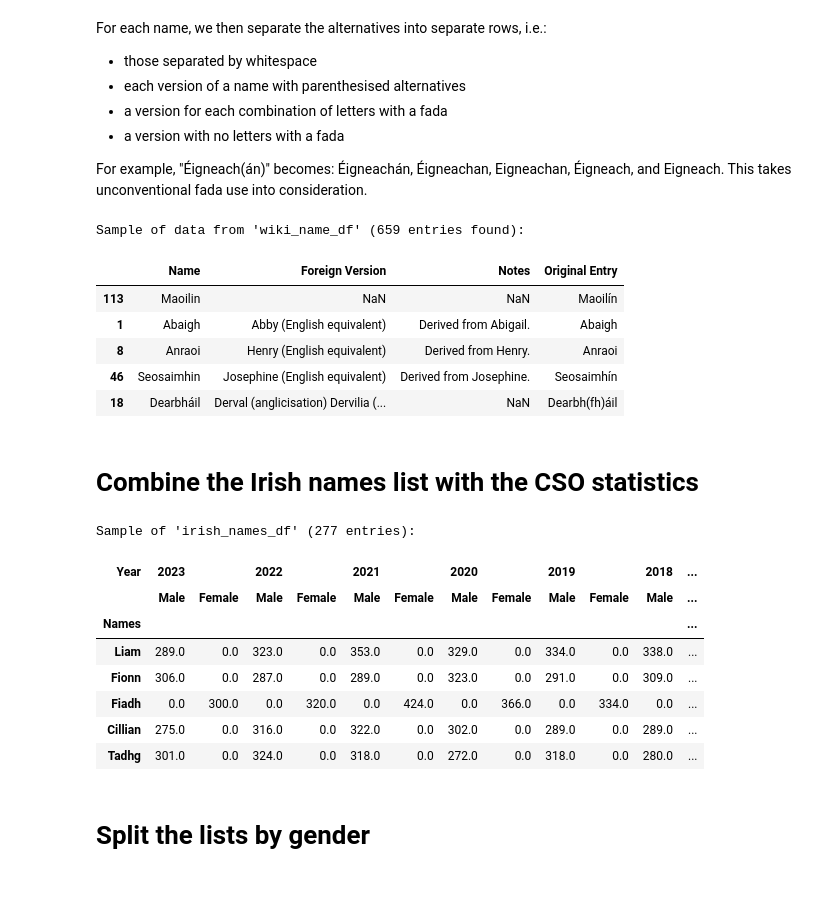
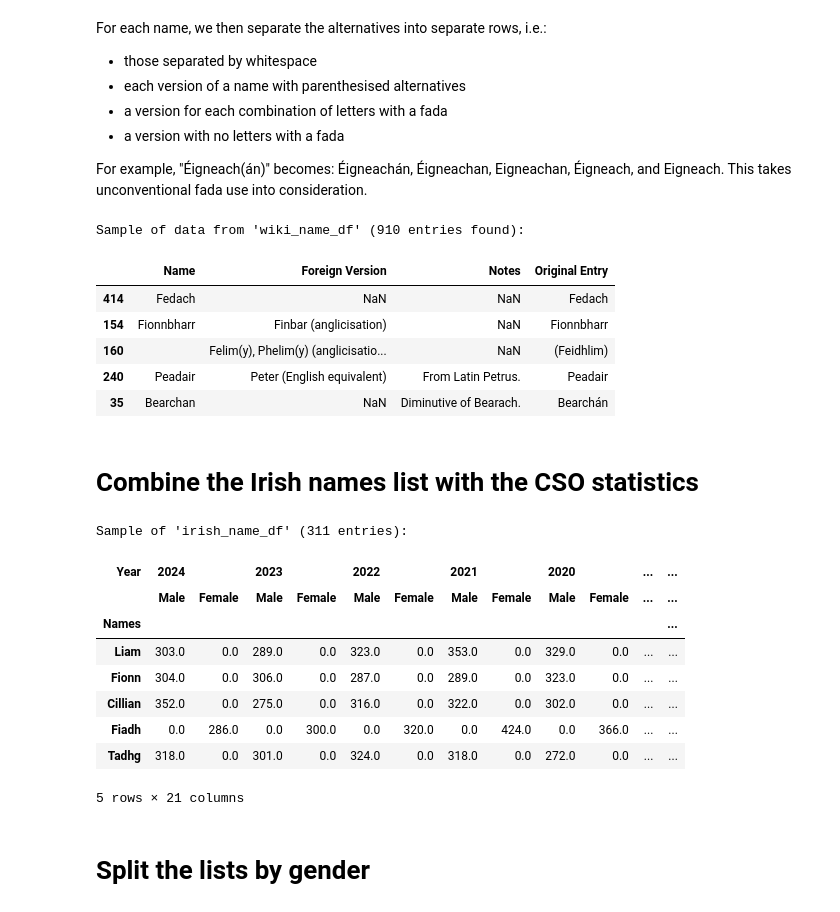
Before and after one commit to nocalla/name_exploration, a Jupyter notebook: name_exploration.ipynb, the cells around one changed output. Saved outputs shown, nothing was run; the diff lists cells and outputs as text; code cells hidden in the pictures.

Commit message:
Add support for import of manually created Excel file of names in addition to Wiki article

```diff
--- a/name_exploration.ipynb
+++ b/name_exploration.ipynb
@@ -35,8 +35,11 @@ df = pd.concat(objs=[df_boy, df_girl]).fillna(0)
 # drop rank column
 keep_cols = [c for c in df.columns if "Rank" not in c]
 df = df[keep_cols]
+
 df.columns = ["Male", "Female"]
-df.reset_index(inplace=True, level=["Year"])
+print(df.head())
+df.reset_index(inplace=True, names=["Year", "Names"])
+
 df["Year"] = df["Year"].astype(int)
 print(f"\nSample of data from 'df' ({df.shape[0]} entries):")
 df.sample(5)
@@ -149,0 +164,3 @@ Sample from 'tables_df' (325 entries)
+# %%
+manual_names_df = pd.read_excel("manual_names.xlsx")
+print(manual_names_df.head())
@@ -149,0 +176,9 @@ Sample from 'tables_df' (325 entries)
+# %%
+irish_names_df = pd.concat([tables_df, manual_names_df]).drop_duplicates(
+    subset="Name"
+)
+irish_names_df.reset_index(drop=True, inplace=True)
+print(
+    f"\nSample of data from 'irish_names_df' ({irish_names_df.shape[0]} entries):"
+)
+irish_names_df.sample(5)
@@ -227,7 +270,7 @@ def generate_all_alts(name: str) -> list[str]:
 
 
 # Initialize a new DataFrame to store the results
-new_data = tables_df.copy()
+new_data = irish_names_df.copy()
 
 # split entries based on whitespace
 new_data["Original Entry"] = new_data["Name"].str.split()
@@ -243,39 +286,40 @@ for index, row in new_data.iterrows():
         new_list.append(new_row)
 
 # Create a new DataFrame with the new data
-wiki_name_df = pd.DataFrame(new_list)
+irish_name_df = pd.DataFrame(new_list).dropna(subset=["Name"])
 
 print(
-    f"\nSample of data from 'wiki_name_df' ({wiki_name_df.shape[0]} entries found):"
+    f"\nSample of data from 'wiki_name_df' ({irish_name_df.shape[0]} entries found):"
 )
-wiki_name_df.sample(5)
+irish_name_df.sample(5)
 # %% [output]
-Sample of data from 'wiki_name_df' (659 entries found):
+Sample of data from 'wiki_name_df' (910 entries found):
 |  | Name | Foreign Version | Notes | Original Entry |
-| 113 | Maoilin | NaN | NaN | Maoilín |
-| 1 | Abaigh | Abby (English equivalent) | Derived from Abigail. | Abaigh |
-| 8 | Anraoi | Henry (English equivalent) | Derived from Henry. | Anraoi |
-| 46 | Seosaimhin | Josephine (English equivalent) | Derived from Josephine. | Seosaimhín |
-| 18 | Dearbháil | Derval (anglicisation) Dervilia (... | NaN | Dearbh(fh)áil |
+| 414 | Fedach | NaN | NaN | Fedach |
+| 154 | Fionnbharr | Finbar (anglicisation) | NaN | Fionnbharr |
+| 160 |  | Felim(y), Phelim(y) (anglicisatio... | NaN | (Feidhlim) |
+| 240 | Peadair | Peter (English equivalent) | From Latin Petrus. | Peadair |
+| 35 | Bearchan | NaN | Diminutive of Bearach. | Bearchán |
 # %% [markdown]
 # Combine the Irish names list with the CSO statistics
 # %%
 # Create a boolean mask where the Name index in cso_df is in wiki_name_df["Name"]
-mask = cso_df.index.isin(wiki_name_df["Name"])
+mask = cso_df.index.isin(irish_name_df["Name"])
 # Use the mask to filter cso_df
-irish_names_df = cso_df[mask]
-print(f"Sample of 'irish_names_df' ({irish_names_df.shape[0]} entries):")
-irish_names_df.head(5)
+irish_name_df = cso_df[mask]
+print(f"Sample of 'irish_name_df' ({irish_name_df.shape[0]} entries):")
+irish_name_df.sample(5)
 # %% [output]
-Sample of 'irish_names_df' (277 entries):
+Sample of 'irish_name_df' (311 entries):
-| Year | 2023 |  | 2022 |  | 2021 |  | 2020 |  | 2019 |  | 2018 | ... |
-|  | Male | Female | Male | Female | Male | Female | Male | Female | Male | Female | Male | ... |
+| Year | 2024 |  | 2023 |  | 2022 |  | 2021 |  | 2020 |  | ... | ... |
+|  | Male | Female | Male | Female | Male | Female | Male | Female | Male | Female | ... | ... |
 | Names |  |  |  |  |  |  |  |  |  |  |  | ... |
-| Liam | 289.0 | 0.0 | 323.0 | 0.0 | 353.0 | 0.0 | 329.0 | 0.0 | 334.0 | 0.0 | 338.0 | ... |
-| Fionn | 306.0 | 0.0 | 287.0 | 0.0 | 289.0 | 0.0 | 323.0 | 0.0 | 291.0 | 0.0 | 309.0 | ... |
-| Fiadh | 0.0 | 300.0 | 0.0 | 320.0 | 0.0 | 424.0 | 0.0 | 366.0 | 0.0 | 334.0 | 0.0 | ... |
-| Cillian | 275.0 | 0.0 | 316.0 | 0.0 | 322.0 | 0.0 | 302.0 | 0.0 | 289.0 | 0.0 | 289.0 | ... |
-| Tadhg | 301.0 | 0.0 | 324.0 | 0.0 | 318.0 | 0.0 | 272.0 | 0.0 | 318.0 | 0.0 | 280.0 | ... |
+| Liam | 303.0 | 0.0 | 289.0 | 0.0 | 323.0 | 0.0 | 353.0 | 0.0 | 329.0 | 0.0 | ... | ... |
+| Fionn | 304.0 | 0.0 | 306.0 | 0.0 | 287.0 | 0.0 | 289.0 | 0.0 | 323.0 | 0.0 | ... | ... |
+| Cillian | 352.0 | 0.0 | 275.0 | 0.0 | 316.0 | 0.0 | 322.0 | 0.0 | 302.0 | 0.0 | ... | ... |
+| Fiadh | 0.0 | 286.0 | 0.0 | 300.0 | 0.0 | 320.0 | 0.0 | 424.0 | 0.0 | 366.0 | ... | ... |
+| Tadhg | 318.0 | 0.0 | 301.0 | 0.0 | 324.0 | 0.0 | 318.0 | 0.0 | 272.0 | 0.0 | ... | ... |
+5 rows × 21 columns
 # %% [markdown]
 # Split the lists by gender
 # %%
```
Also changed, not shown: parts of 11 cells of this notebook.
